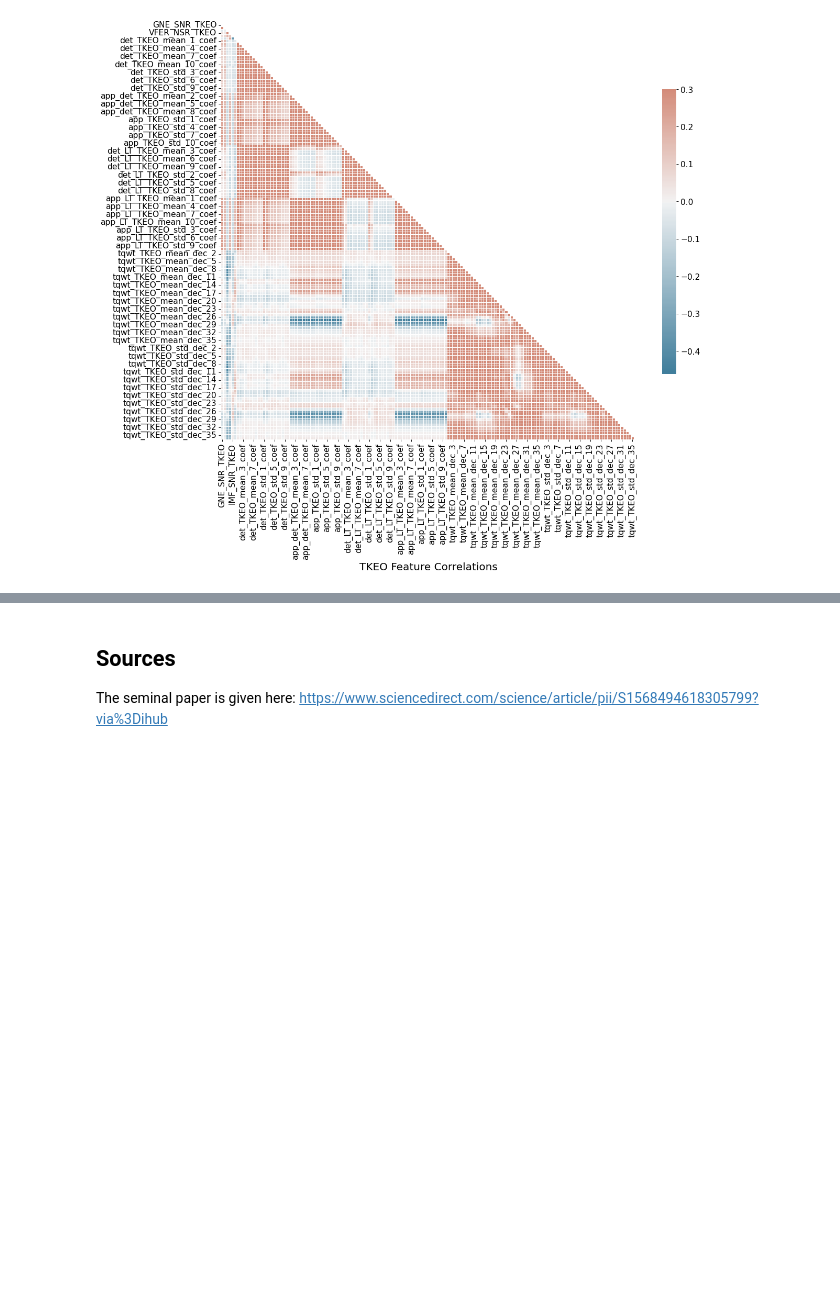
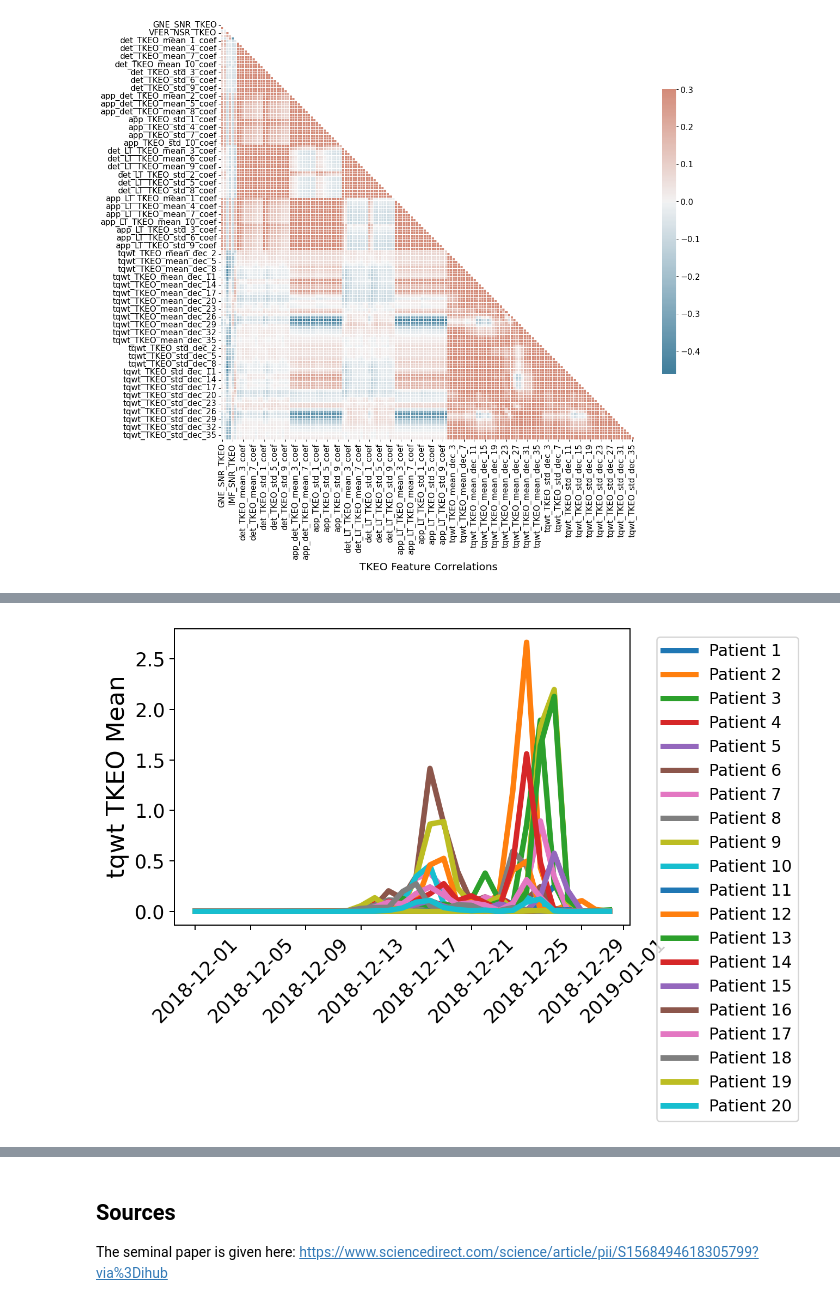
Before and after one commit to Mark-Oussoren/Parkinson_Classification, a Jupyter notebook: notebooks/EDA - Mark.ipynb, the cells around one changed output, grey strips where cells are left out. Cells and saved outputs as stored; diff of their text form; code cells hidden in the pictures; blank space fills up the shorter version.

```diff
--- a/notebooks/EDA - Mark.ipynb
+++ b/notebooks/EDA - Mark.ipynb
@@ -167,11 +162,0 @@ I would like to test the invariance of the data that is time-stamped as the corr
-# %%
-TKEO_ts_feats = [feat for feat in raw_df.columns.tolist() if 'tqwt_TKEO_mean_dec' in feat]
-TKEO_ts = raw_df[TKEO_ts_feats].iloc[::3].T.iloc[:-5]
-TKEO_ts.index = [''.join(list(date)[list(date).index('d'):]) for date in TKEO_ts.index.tolist()]
-TKEO_ts.index = [datetime.strptime(date, '%b_%d').replace(2018) for date in TKEO_ts.index.tolist()]
-for i in range(0, 19, 3):
-    plt.plot(TKEO_ts[i], label=f'Patient {int((i+3) / 3)}')
-plt.xticks(rotation=45)
-plt.ylabel("tqwt TKEO Mean")
-plt.legend()
-plt.show()
@@ -179,0 +167,13 @@ plt.show()
+# %%
+TKEO_ts_feats = [feat for feat in raw_df.columns.tolist() if 'tqwt_TKEO_mean_dec' in feat]
+TKEO_ts = raw_df[TKEO_ts_feats].iloc[::3].T.iloc[:-5]
+TKEO_ts.index = [''.join(list(date)[list(date).index('d'):]) for date in TKEO_ts.index.tolist()]
+TKEO_ts.index = [datetime.strptime(date, '%b_%d').replace(2018) for date in TKEO_ts.index.tolist()]
+for i in range(0, 58, 3):
+    plt.plot(TKEO_ts[i], label=f'Patient {int((i+3) / 3)}')
+plt.xticks(rotation=45)
+plt.ylabel("tqwt TKEO Mean")
+plt.legend(bbox_to_anchor=(1.04,1), loc="upper left")
+plt.show()
+# %% [output]
+[figure, added]
```
Also changed, not shown: parts of 8 cells of this notebook, 3 other files.
